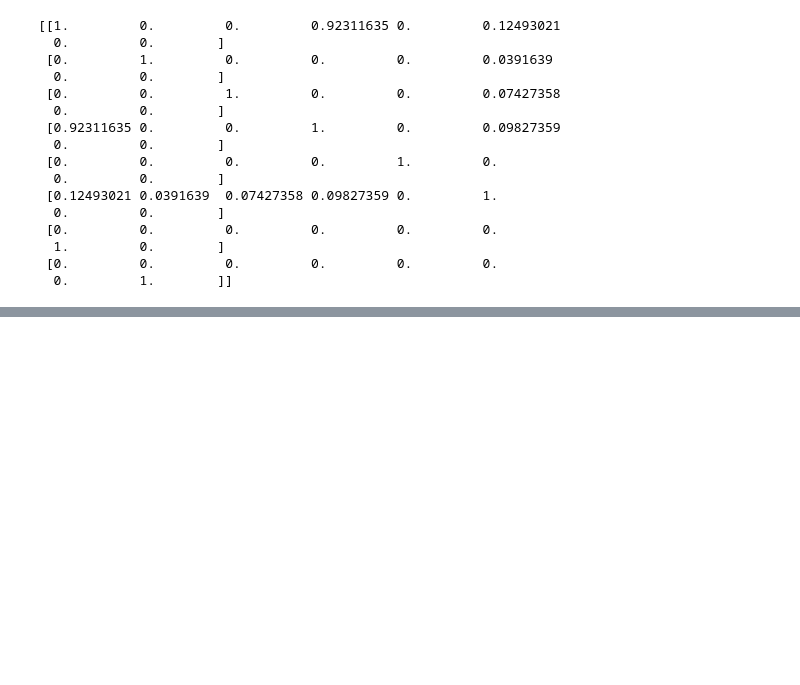
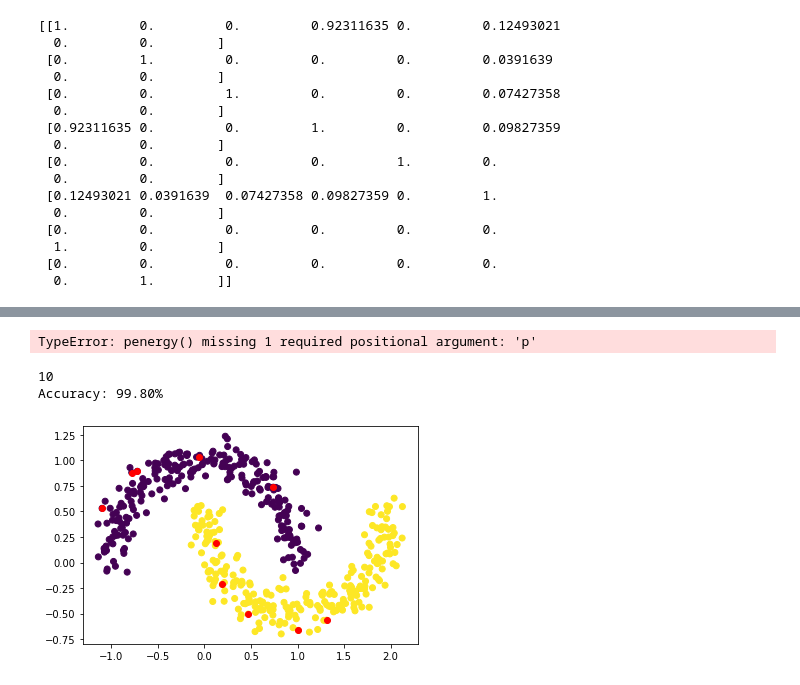
Before and after one commit to gstamatiou/optimal-classification, a Jupyter notebook: ppoison.ipynb, the cells around one changed output, grey strips where cells are left out. Drawn from its saved outputs; the diff is of its cells as text; code cells hidden in the pictures; blank space fills up the shorter version.

```diff
--- a/ppoison.ipynb
+++ b/ppoison.ipynb
@@ -105,0 +176,47 @@ ValueError: shapes (1,3) and (8,) not aligned: 3 (dim 1) != 8 (dim 0)
+# %%
+X,labels = datasets.make_moons(n_samples=500,noise = 0.1)
+W = gl.weightmatrix.knn(X,10,symmetrize=False)
+
+G = gl.graph(W)
+
+train_ind = np.arange(10)
+train_labels = labels[train_ind]
+
+linear_constraint = LinearConstraint(np.array(G.degree_vector()), [0], [0])
+res = minimize(penergy, x0 = np.ones(500), args = (G, labels, p), method = 'trust-constr', constraints = linear_constraint, options = {'maxiter':50, 'disp':True})
+print(res)
+print(penergy(res.x, G, y, p))
+
+
+model = gl.ssl.poisson(W, solver='gradient_descent')
+pred_labels = model.fit_predict(train_ind, train_labels)
+
+accuracy = gl.ssl.ssl_accuracy(pred_labels, labels, len(train_ind))
+print("Accuracy: %.2f%%"%accuracy)
+
+plt.scatter(X[:,0],X[:,1], c=pred_labels)
+plt.scatter(X[train_ind,0],X[train_ind,1], c='r')
+plt.show()
+# %% [output]
+TypeError: penergy() missing 1 required positional argument: 'p'
+# %%
+X,labels = datasets.make_moons(n_samples=500,noise=0.1)
+W = gl.weightmatrix.knn(X,10,symmetrize=False)
+
+train_ind = gl.trainsets.generate(labels, rate=5)
+print(train_ind.size)
+train_labels = labels[train_ind]
+
+model = gl.ssl.poisson(W, solver='gradient_descent')
+pred_labels = model.fit_predict(train_ind, train_labels)
+
+accuracy = gl.ssl.ssl_accuracy(pred_labels, labels, len(train_ind))
+print("Accuracy: %.2f%%"%accuracy)
+
+plt.scatter(X[:,0],X[:,1], c=pred_labels)
+plt.scatter(X[train_ind,0],X[train_ind,1], c='r')
+plt.show()
+# %% [output]
+10
+Accuracy: 99.80%
+[figure, added]
```
Also changed, not shown: parts of 11 cells of this notebook.
